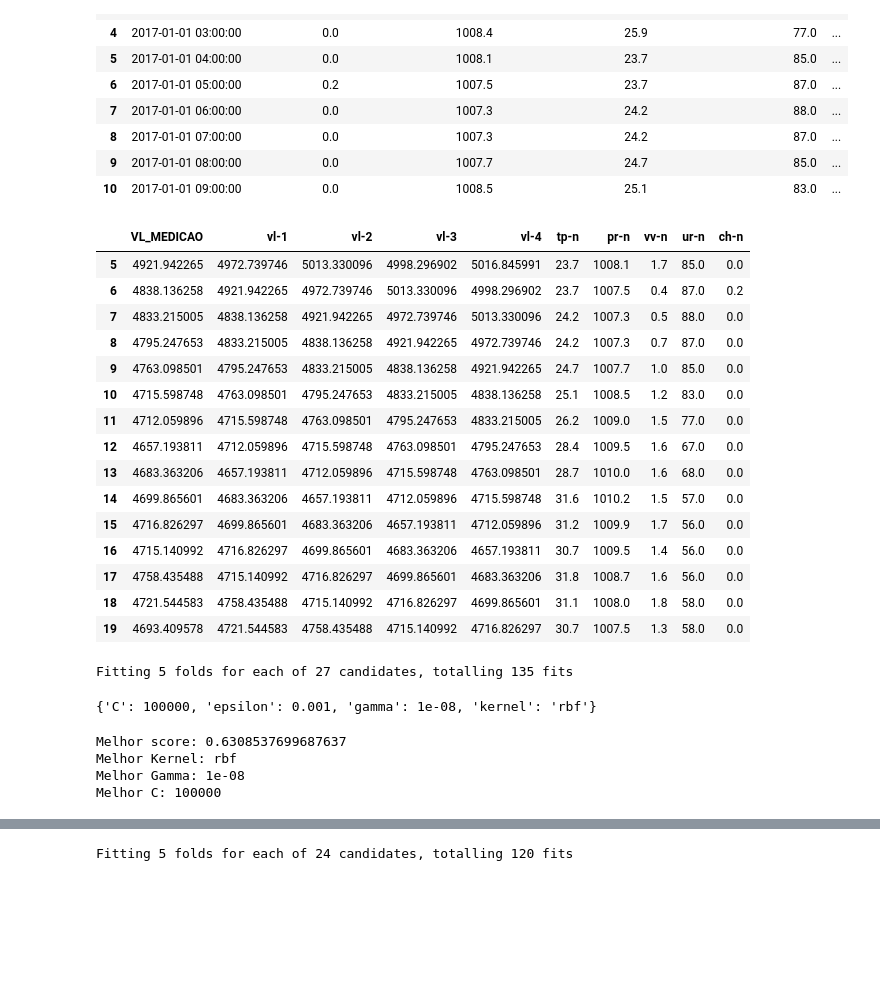
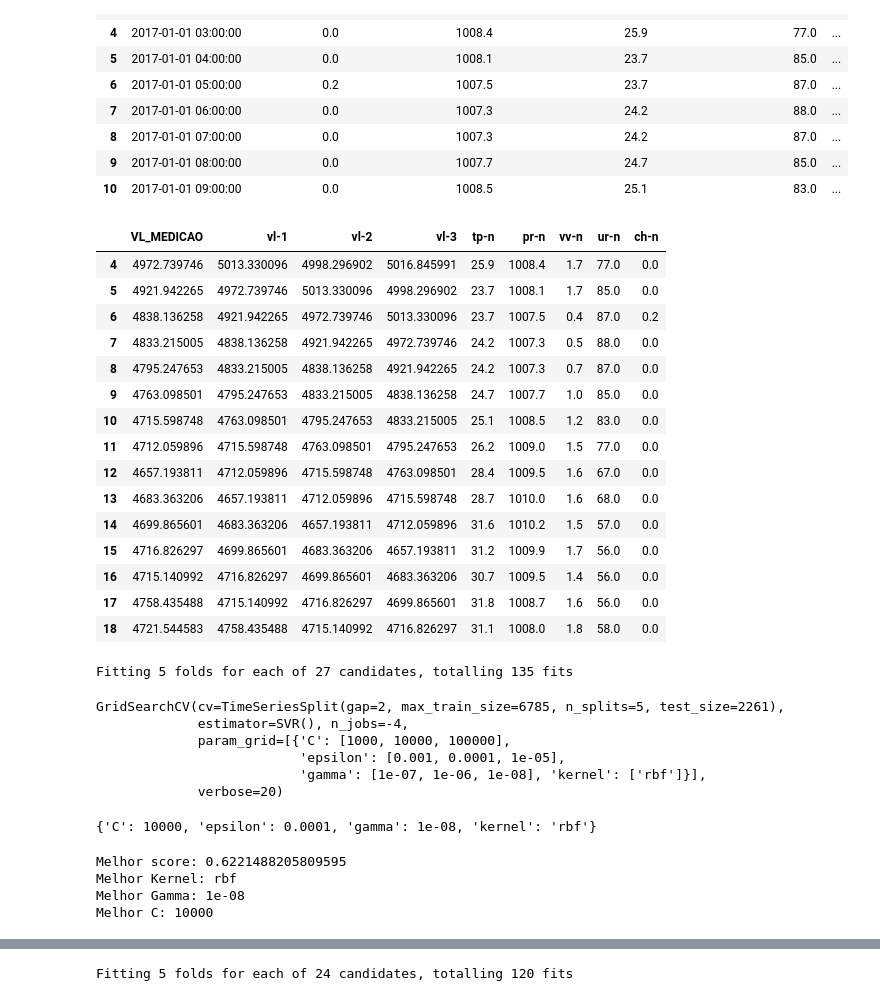
Before and after one commit to edmilsondejesus/waterdemand, a Jupyter notebook: SVR-MLP_Model_general.ipynb, the cells around one changed output, grey strips where cells are left out. Cells and saved outputs as stored; diff of their text form; code cells hidden in the pictures; blank space fills up the shorter version.

```diff
--- a/SVR-MLP_Model_general.ipynb
+++ b/SVR-MLP_Model_general.ipynb
@@ -64,39 +64,39 @@ dataset.head(10)
 | 10 | 2017-01-01 09:00:00 | 0.0 | 1008.5 | 25.1 | 83.0 | ... |
 # %%
 #tratando o dataframe
-n_time_steps=4
+n_time_steps=3
 df = pd.DataFrame()
 df['VL_MEDICAO']=dataset['VL_MEDICAO']
 
 #transformação da série => janela deslizande com 1 passo de tempo
 for n_step in range(1,n_time_steps+1,1):
  df['vl-'+str(n_step)]=dataset['VL_MEDICAO'].shift(n_step)
 
 df['tp-n']=dataset['TEMPERATURA_DO_AR_C']
 df['pr-n']=dataset['PRESSAO_ATMOSFERICA']
 df['vv-n']=dataset['VELOCIDADE_VENTO']
 df['ur-n']=dataset['UMIDADE_RELATIVA_DO_AR']
 df['ch-n']=dataset['PRECIPITACAO']
 
 df.dropna(inplace=True)
 df.head(15)
 # %% [output]
-|  | VL_MEDICAO | vl-1 | vl-2 | vl-3 | vl-4 | tp-n | pr-n | vv-n | ur-n | ch-n |
-| 5 | 4921.942265 | 4972.739746 | 5013.330096 | 4998.296902 | 5016.845991 | 23.7 | 1008.1 | 1.7 | 85.0 | 0.0 |
-| 6 | 4838.136258 | 4921.942265 | 4972.739746 | 5013.330096 | 4998.296902 | 23.7 | 1007.5 | 0.4 | 87.0 | 0.2 |
-| 7 | 4833.215005 | 4838.136258 | 4921.942265 | 4972.739746 | 5013.330096 | 24.2 | 1007.3 | 0.5 | 88.0 | 0.0 |
-| 8 | 4795.247653 | 4833.215005 | 4838.136258 | 4921.942265 | 4972.739746 | 24.2 | 1007.3 | 0.7 | 87.0 | 0.0 |
-| 9 | 4763.098501 | 4795.247653 | 4833.215005 | 4838.136258 | 4921.942265 | 24.7 | 1007.7 | 1.0 | 85.0 | 0.0 |
-| 10 | 4715.598748 | 4763.098501 | 4795.247653 | 4833.215005 | 4838.136258 | 25.1 | 1008.5 | 1.2 | 83.0 | 0.0 |
-| 11 | 4712.059896 | 4715.598748 | 4763.098501 | 4795.247653 | 4833.215005 | 26.2 | 1009.0 | 1.5 | 77.0 | 0.0 |
-| 12 | 4657.193811 | 4712.059896 | 4715.598748 | 4763.098501 | 4795.247653 | 28.4 | 1009.5 | 1.6 | 67.0 | 0.0 |
-| 13 | 4683.363206 | 4657.193811 | 4712.059896 | 4715.598748 | 4763.098501 | 28.7 | 1010.0 | 1.6 | 68.0 | 0.0 |
-| 14 | 4699.865601 | 4683.363206 | 4657.193811 | 4712.059896 | 4715.598748 | 31.6 | 1010.2 | 1.5 | 57.0 | 0.0 |
-| 15 | 4716.826297 | 4699.865601 | 4683.363206 | 4657.193811 | 4712.059896 | 31.2 | 1009.9 | 1.7 | 56.0 | 0.0 |
-| 16 | 4715.140992 | 4716.826297 | 4699.865601 | 4683.363206 | 4657.193811 | 30.7 | 1009.5 | 1.4 | 56.0 | 0.0 |
-| 17 | 4758.435488 | 4715.140992 | 4716.826297 | 4699.865601 | 4683.363206 | 31.8 | 1008.7 | 1.6 | 56.0 | 0.0 |
-| 18 | 4721.544583 | 4758.435488 | 4715.140992 | 4716.826297 | 4699.865601 | 31.1 | 1008.0 | 1.8 | 58.0 | 0.0 |
-| 19 | 4693.409578 | 4721.544583 | 4758.435488 | 4715.140992 | 4716.826297 | 30.7 | 1007.5 | 1.3 | 58.0 | 0.0 |
+|  | VL_MEDICAO | vl-1 | vl-2 | vl-3 | tp-n | pr-n | vv-n | ur-n | ch-n |
+| 4 | 4972.739746 | 5013.330096 | 4998.296902 | 5016.845991 | 25.9 | 1008.4 | 1.7 | 77.0 | 0.0 |
+| 5 | 4921.942265 | 4972.739746 | 5013.330096 | 4998.296902 | 23.7 | 1008.1 | 1.7 | 85.0 | 0.0 |
+| 6 | 4838.136258 | 4921.942265 | 4972.739746 | 5013.330096 | 23.7 | 1007.5 | 0.4 | 87.0 | 0.2 |
+| 7 | 4833.215005 | 4838.136258 | 4921.942265 | 4972.739746 | 24.2 | 1007.3 | 0.5 | 88.0 | 0.0 |
+| 8 | 4795.247653 | 4833.215005 | 4838.136258 | 4921.942265 | 24.2 | 1007.3 | 0.7 | 87.0 | 0.0 |
+| 9 | 4763.098501 | 4795.247653 | 4833.215005 | 4838.136258 | 24.7 | 1007.7 | 1.0 | 85.0 | 0.0 |
+| 10 | 4715.598748 | 4763.098501 | 4795.247653 | 4833.215005 | 25.1 | 1008.5 | 1.2 | 83.0 | 0.0 |
+| 11 | 4712.059896 | 4715.598748 | 4763.098501 | 4795.247653 | 26.2 | 1009.0 | 1.5 | 77.0 | 0.0 |
+| 12 | 4657.193811 | 4712.059896 | 4715.598748 | 4763.098501 | 28.4 | 1009.5 | 1.6 | 67.0 | 0.0 |
+| 13 | 4683.363206 | 4657.193811 | 4712.059896 | 4715.598748 | 28.7 | 1010.0 | 1.6 | 68.0 | 0.0 |
+| 14 | 4699.865601 | 4683.363206 | 4657.193811 | 4712.059896 | 31.6 | 1010.2 | 1.5 | 57.0 | 0.0 |
+| 15 | 4716.826297 | 4699.865601 | 4683.363206 | 4657.193811 | 31.2 | 1009.9 | 1.7 | 56.0 | 0.0 |
+| 16 | 4715.140992 | 4716.826297 | 4699.865601 | 4683.363206 | 30.7 | 1009.5 | 1.4 | 56.0 | 0.0 |
+| 17 | 4758.435488 | 4715.140992 | 4716.826297 | 4699.865601 | 31.8 | 1008.7 | 1.6 | 56.0 | 0.0 |
+| 18 | 4721.544583 | 4758.435488 | 4715.140992 | 4716.826297 | 31.1 | 1008.0 | 1.8 | 58.0 | 0.0 |
 # %%
 #Cria os vetores de X e y para terinamento e teste
 vl_medicoes = df.iloc[:,0].values
@@ -136,20 +136,26 @@ grid = GridSearchCV(modelo,param_grid=hyper_params,verbose=20,n_jobs=-4,cv=ts_cv
 grid.fit(X_train, y_train)
 # %% [output]
 Fitting 5 folds for each of 27 candidates, totalling 135 fits
+GridSearchCV(cv=TimeSeriesSplit(gap=2, max_train_size=6785, n_splits=5, test_size=2261),
+             estimator=SVR(), n_jobs=-4,
+             param_grid=[{'C': [1000, 10000, 100000],
+                          'epsilon': [0.001, 0.0001, 1e-05],
+                          'gamma': [1e-07, 1e-06, 1e-08], 'kernel': ['rbf']}],
+             verbose=20)
 # %%
 print(grid.best_params_)
 # %% [output]
-{'C': 100000, 'epsilon': 0.001, 'gamma': 1e-08, 'kernel': 'rbf'}
+{'C': 10000, 'epsilon': 0.0001, 'gamma': 1e-08, 'kernel': 'rbf'}
 # %%
 print('Melhor score:', grid.best_score_)
 print('Melhor Kernel:',grid.best_estimator_.kernel)
 print('Melhor Gamma:',grid.best_estimator_.gamma)
 print('Melhor C:',grid.best_estimator_.C)
 # %% [output]
-Melhor score: 0.6308537699687637
+Melhor score: 0.6221488205809595
 Melhor Kernel: rbf
 Melhor Gamma: 1e-08
-Melhor C: 100000
+Melhor C: 10000
 # %%
 predict=grid.predict(X_test)
 predict
```
Also changed, not shown: parts of 11 cells of this notebook.
